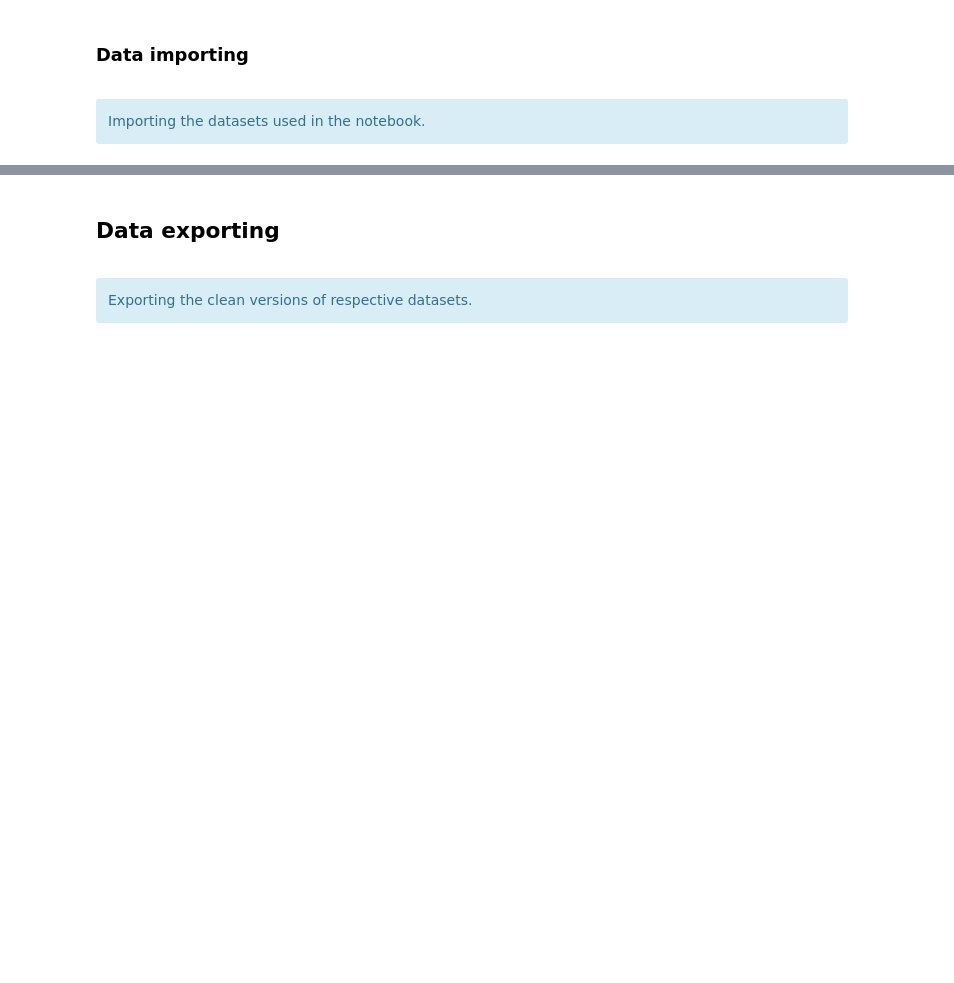
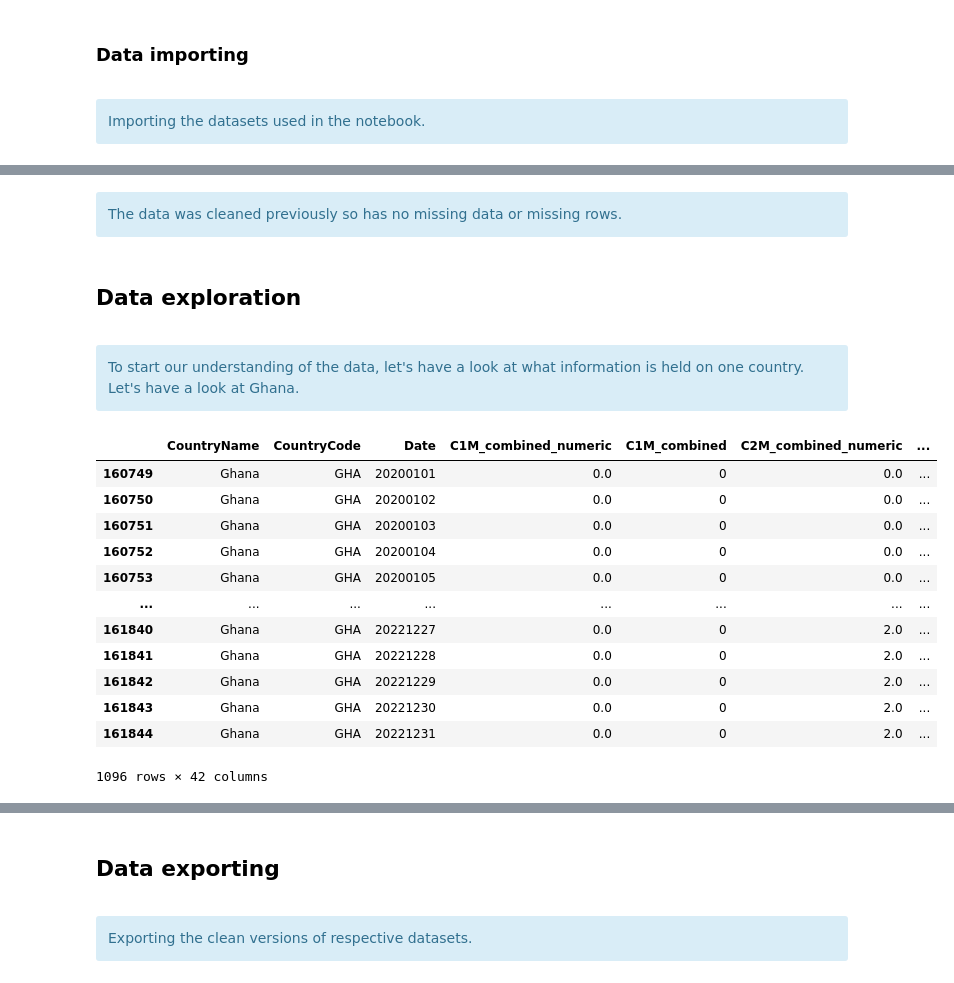
Before and after one commit to LawrenceKay/worldwide_covid_policy, a Jupyter notebook: notebooks/WCP_oxcgrt_simplified_EDA.ipynb, the cells around one changed output, grey strips where cells are left out. Saved outputs shown, nothing was run; the diff lists cells and outputs as text; code cells hidden in the pictures; blank space fills up the shorter version.

```diff
--- a/notebooks/WCP_oxcgrt_simplified_EDA.ipynb
+++ b/notebooks/WCP_oxcgrt_simplified_EDA.ipynb
@@ -252,0 +240,11 @@ oxcgrt_simple
+# %% [markdown]
+<div class="alert-info">
+The data was cleaned previously so has no missing data or missing rows.
+</div>
+# %% [markdown]
+## Data exploration
+<a id='data_exploration'></a>
+# %% [markdown]
+<div class="alert-info">
+To start our understanding of the data, let's have a look at what information is held on one country. Let's have a look at Ghana.
+</div>
@@ -252,0 +254,17 @@ oxcgrt_simple
+# %%
+# Shows the Ghana data
+oxcgrt_simple_ghana
+# %% [output]
+|  | CountryName | CountryCode | Date | C1M_combined_numeric | C1M_combined | C2M_combined_numeric | ... |
+| 160749 | Ghana | GHA | 20200101 | 0.0 | 0 | 0.0 | ... |
+| 160750 | Ghana | GHA | 20200102 | 0.0 | 0 | 0.0 | ... |
+| 160751 | Ghana | GHA | 20200103 | 0.0 | 0 | 0.0 | ... |
+| 160752 | Ghana | GHA | 20200104 | 0.0 | 0 | 0.0 | ... |
+| 160753 | Ghana | GHA | 20200105 | 0.0 | 0 | 0.0 | ... |
+| ... | ... | ... | ... | ... | ... | ... | ... |
+| 161840 | Ghana | GHA | 20221227 | 0.0 | 0 | 2.0 | ... |
+| 161841 | Ghana | GHA | 20221228 | 0.0 | 0 | 2.0 | ... |
+| 161842 | Ghana | GHA | 20221229 | 0.0 | 0 | 2.0 | ... |
+| 161843 | Ghana | GHA | 20221230 | 0.0 | 0 | 2.0 | ... |
+| 161844 | Ghana | GHA | 20221231 | 0.0 | 0 | 2.0 | ... |
+1096 rows × 42 columns
```
Also changed, not shown: parts of 50 cells of this notebook.
